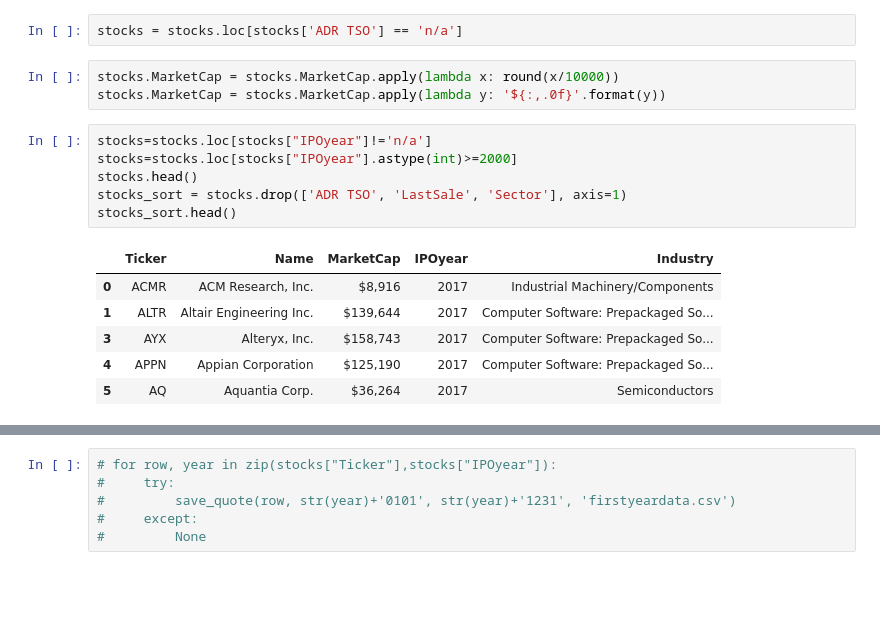
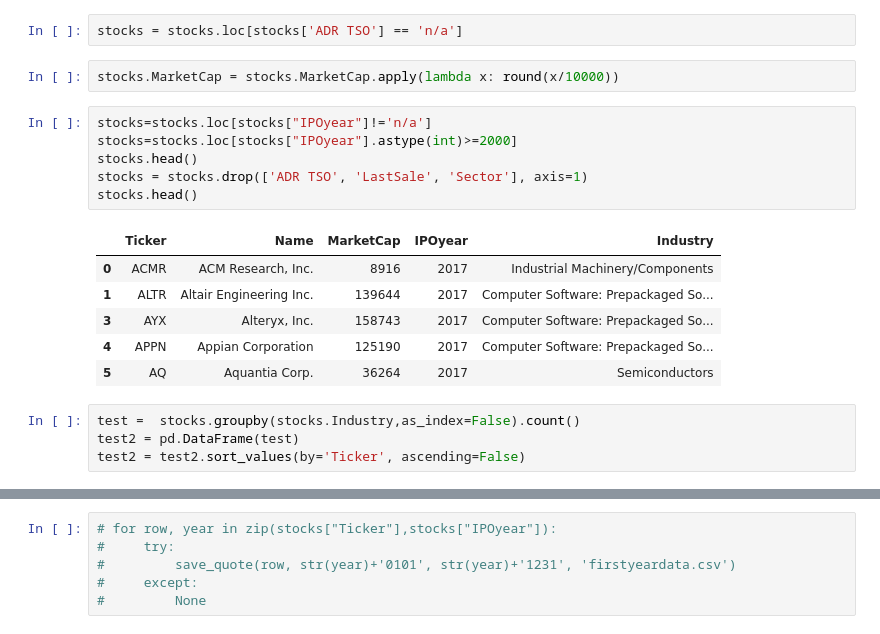
Before and after one commit to LittlestDoll/Project1, a Jupyter notebook: Project DataTable.ipynb, the cells around one changed output, grey strips where cells are left out. Cells and saved outputs as stored; diff of their text form; blank space fills up the shorter version.

```diff
--- a/Project DataTable.ipynb
+++ b/Project DataTable.ipynb
@@ -33,17 +47,20 @@ dtype: object
 stocks = stocks.loc[stocks['ADR TSO'] == 'n/a']
 # %%
 stocks.MarketCap = stocks.MarketCap.apply(lambda x: round(x/10000))
-stocks.MarketCap = stocks.MarketCap.apply(lambda y: '${:,.0f}'.format(y))
 # %%
 stocks=stocks.loc[stocks["IPOyear"]!='n/a']
 stocks=stocks.loc[stocks["IPOyear"].astype(int)>=2000]
 stocks.head()
-stocks_sort = stocks.drop(['ADR TSO', 'LastSale', 'Sector'], axis=1)
-stocks_sort.head()
+stocks = stocks.drop(['ADR TSO', 'LastSale', 'Sector'], axis=1)
+stocks.head()
 # %% [output]
 |  | Ticker | Name | MarketCap | IPOyear | Industry |
-| 0 | ACMR | ACM Research, Inc. | $8,916 | 2017 | Industrial Machinery/Components |
-| 1 | ALTR | Altair Engineering Inc. | $139,644 | 2017 | Computer Software: Prepackaged So... |
-| 3 | AYX | Alteryx, Inc. | $158,743 | 2017 | Computer Software: Prepackaged So... |
-| 4 | APPN | Appian Corporation | $125,190 | 2017 | Computer Software: Prepackaged So... |
-| 5 | AQ | Aquantia Corp. | $36,264 | 2017 | Semiconductors |
+| 0 | ACMR | ACM Research, Inc. | 8916 | 2017 | Industrial Machinery/Components |
+| 1 | ALTR | Altair Engineering Inc. | 139644 | 2017 | Computer Software: Prepackaged So... |
+| 3 | AYX | Alteryx, Inc. | 158743 | 2017 | Computer Software: Prepackaged So... |
+| 4 | APPN | Appian Corporation | 125190 | 2017 | Computer Software: Prepackaged So... |
+| 5 | AQ | Aquantia Corp. | 36264 | 2017 | Semiconductors |
+# %%
+test =  stocks.groupby(stocks.Industry,as_index=False).count()
+test2 = pd.DataFrame(test)
+test2 = test2.sort_values(by='Ticker', ascending=False)
```
Also changed, not shown: parts of 20 cells of this notebook, 5 other files.
